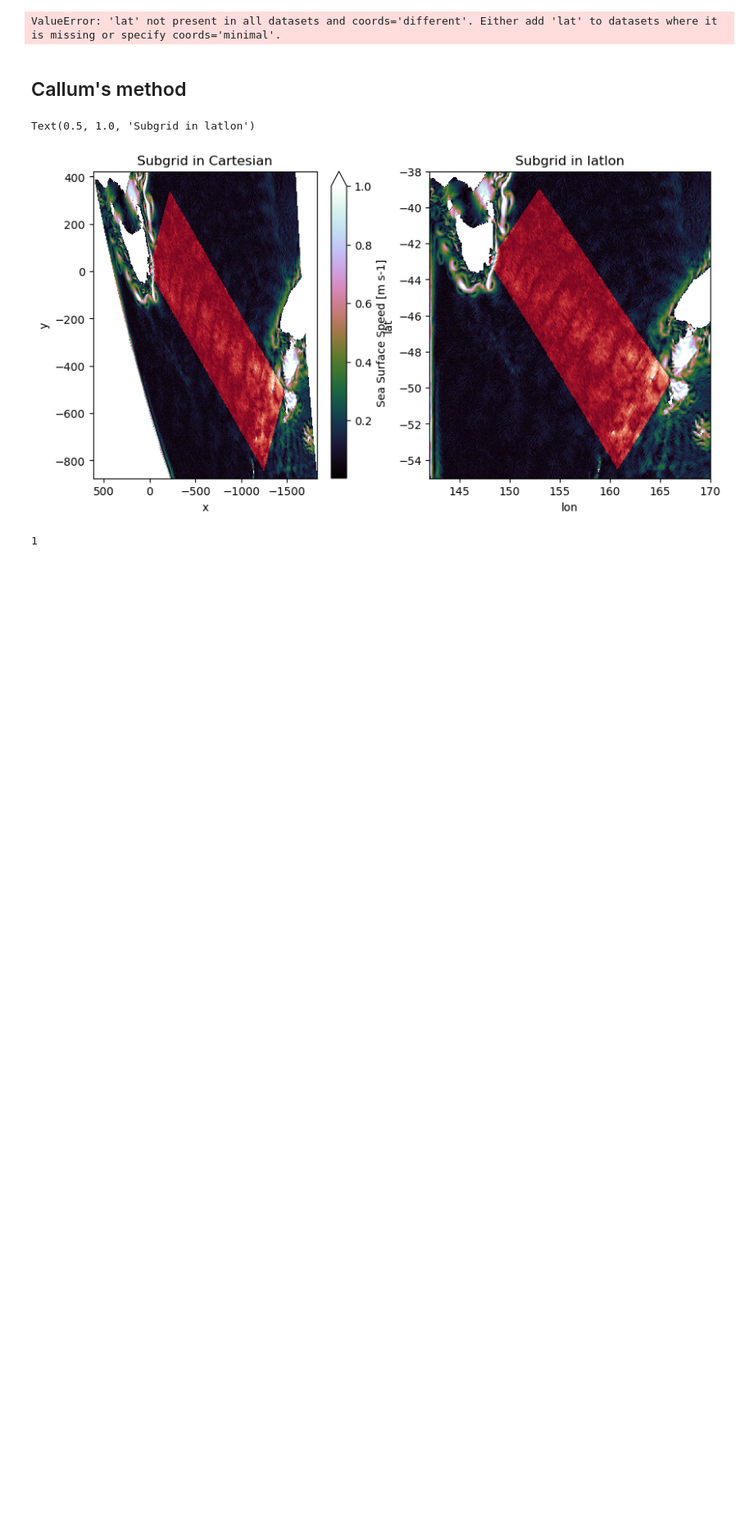
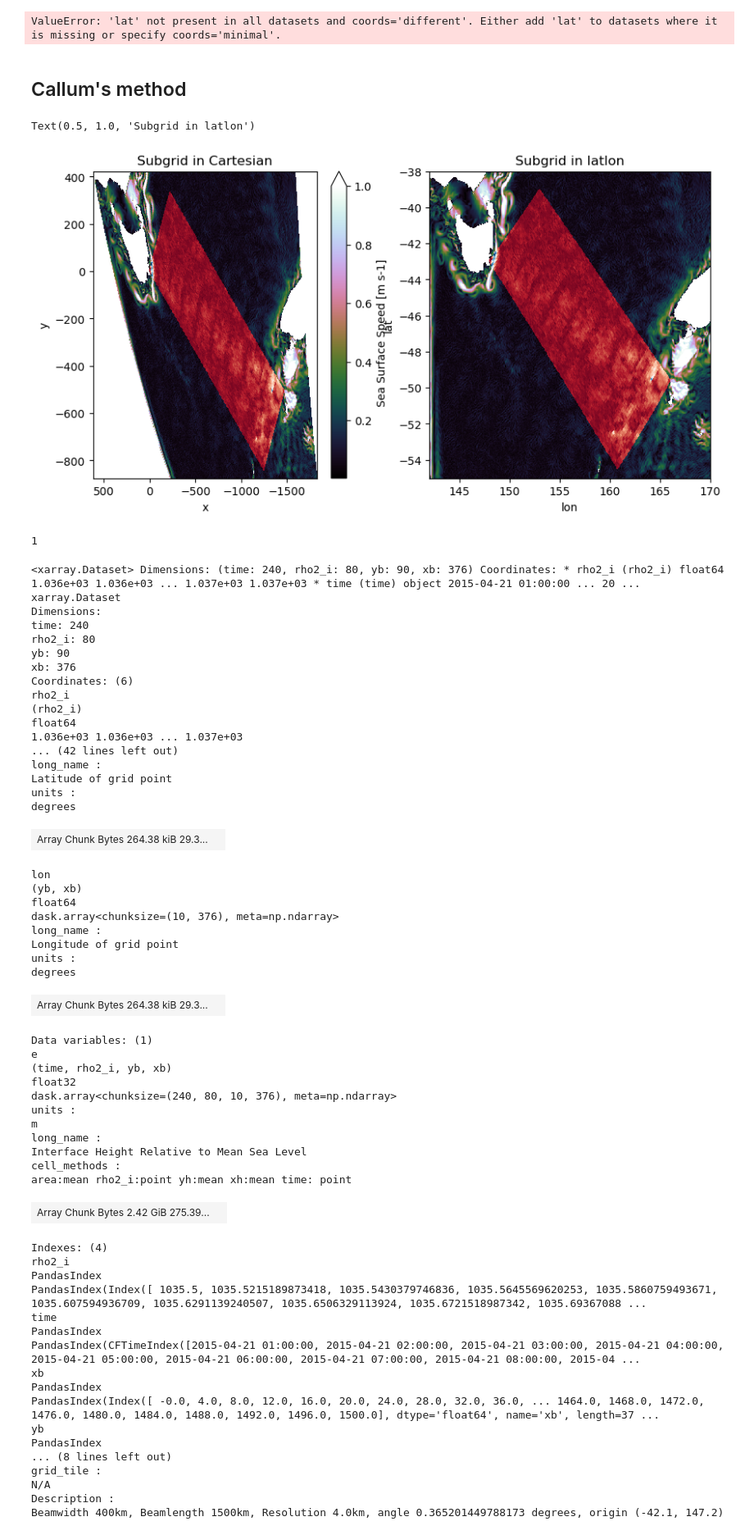
Before and after one commit to ashjbarnes/tasman-tides, a Jupyter notebook: notebooks/analysis/draft-functions.ipynb, the cells around one changed output. Shown at 82% size. Drawn from its saved outputs; the diff is of its cells as text; code cells hidden in the pictures; blank space fills up the shorter version.

```diff
--- a/notebooks/analysis/draft-functions.ipynb
+++ b/notebooks/analysis/draft-functions.ipynb
@@ -280,3 +283,68 @@ i -=1
 output = f"output{i:03d}"
 # %% [output]
 1
+# %%
+import xarray as xr
+
+a = xr.open_mfdataset(
+    "/g/data/nm03/ab8992/fullexpt-test/output00*/y*_hourly_e.nc",
+)
+# %%
+a
+# %% [output]
+<xarray.Dataset> Dimensions: (time: 240, rho2_i: 80, yb: 90, xb: 376) Coordinates: * rho2_i (rho2_i) float64 1.036e+03 1.036e+03 ... 1.037e+03 1.037e+03 * time (time) object 2015-04-21 01:00:00 ... 20 ...
+xarray.Dataset
+Dimensions:
+time: 240
+rho2_i: 80
+yb: 90
+xb: 376
+Coordinates: (6)
+rho2_i
+(rho2_i)
+float64
+1.036e+03 1.036e+03 ... 1.037e+03
+... (42 lines left out)
+long_name :
+Latitude of grid point
+units :
+degrees
+| Array Chunk Bytes 264.38 kiB 29.3... |  |
+lon
+(yb, xb)
+float64
+dask.array<chunksize=(10, 376), meta=np.ndarray>
+long_name :
+Longitude of grid point
+units :
+degrees
+| Array Chunk Bytes 264.38 kiB 29.3... |  |
+Data variables: (1)
+e
+(time, rho2_i, yb, xb)
+float32
+dask.array<chunksize=(240, 80, 10, 376), meta=np.ndarray>
+units :
+m
+long_name :
+Interface Height Relative to Mean Sea Level
+cell_methods :
+area:mean rho2_i:point yh:mean xh:mean time: point
+| Array Chunk Bytes 2.42 GiB 275.39... |  |
+Indexes: (4)
+rho2_i
+PandasIndex
+PandasIndex(Index([ 1035.5, 1035.5215189873418, 1035.5430379746836, 1035.5645569620253, 1035.5860759493671, 1035.607594936709, 1035.6291139240507, 1035.6506329113924, 1035.6721518987342, 1035.69367088 ...
+time
+PandasIndex
+PandasIndex(CFTimeIndex([2015-04-21 01:00:00, 2015-04-21 02:00:00, 2015-04-21 03:00:00, 2015-04-21 04:00:00, 2015-04-21 05:00:00, 2015-04-21 06:00:00, 2015-04-21 07:00:00, 2015-04-21 08:00:00, 2015-04 ...
+xb
+PandasIndex
+PandasIndex(Index([ -0.0, 4.0, 8.0, 12.0, 16.0, 20.0, 24.0, 28.0, 32.0, 36.0, ... 1464.0, 1468.0, 1472.0, 1476.0, 1480.0, 1484.0, 1488.0, 1492.0, 1496.0, 1500.0], dtype='float64', name='xb', length=37 ...
+yb
+PandasIndex
+... (8 lines left out)
+grid_tile :
+N/A
+Description :
+Beamwidth 400km, Beamlength 1500km, Resolution 4.0km, angle 0.365201449788173 degrees, origin (-42.1, 147.2)
```
Also changed, not shown: parts of 2 cells of this notebook, 1 other file.
